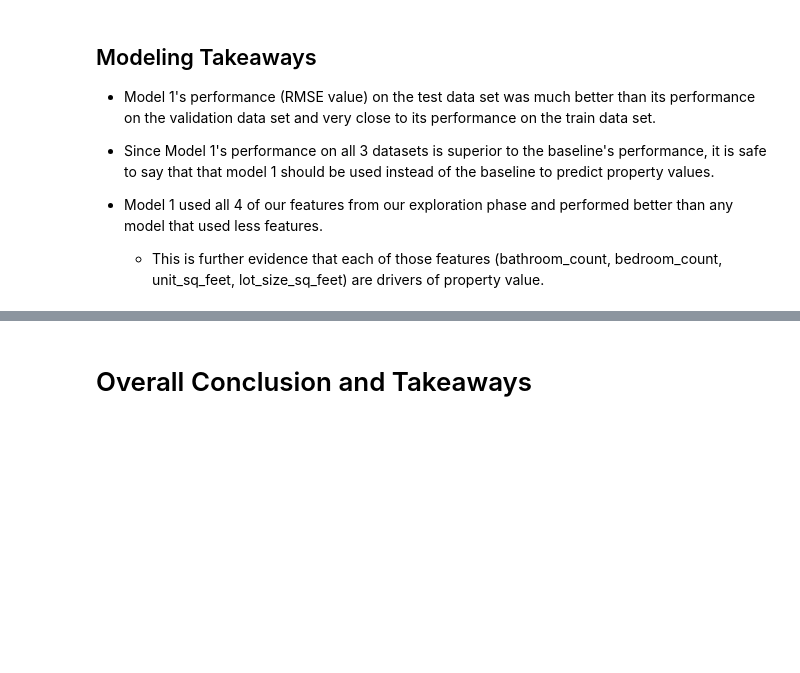
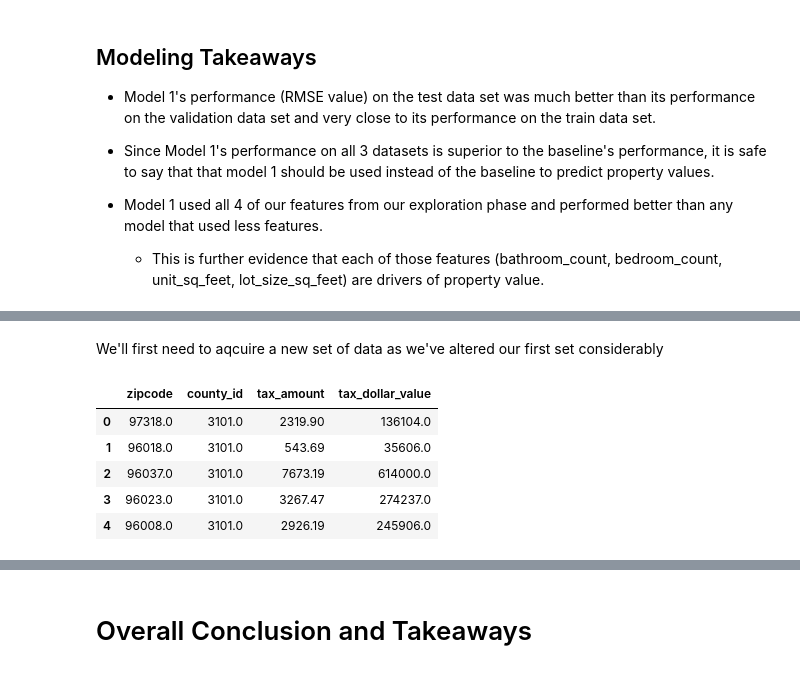
Before and after one commit to Zillow-sam-and-matt/Zillow, a Jupyter notebook: zillow_project_main_notebook.ipynb, the cells around one changed output, grey strips where cells are left out. Cells and saved outputs as stored; diff of their text form; code cells hidden in the pictures; blank space fills up the shorter version.

```diff
--- a/zillow_project_main_notebook.ipynb
+++ b/zillow_project_main_notebook.ipynb
@@ -766,0 +774,21 @@ Model 1s RMSE value when predicting property values on the train data set is 558
+# %% [markdown]
+We'll first need to aqcuire a new set of data as we've altered our first set considerably
+# %%
+# acquiring fresh set of data without alterations
+property_data = get_zillow_data()
+
+# specifying columns we'll need
+property_data = property_data[['regionidzip', 'regionidcounty', 'taxamount', 'taxvaluedollarcnt']]
+
+# renaming columns for readability and understanding
+property_data = property_data.rename(columns = {'regionidzip' : 'zipcode', 'regionidcounty' : 'county_id', "taxamount" : "tax_amount", "taxvaluedollarcnt" : "tax_dollar_value" })
+
+# previewing df
+property_data.head()
+# %% [output]
+|  | zipcode | county_id | tax_amount | tax_dollar_value |
+| 0 | 97318.0 | 3101.0 | 2319.90 | 136104.0 |
+| 1 | 96018.0 | 3101.0 | 543.69 | 35606.0 |
+| 2 | 96037.0 | 3101.0 | 7673.19 | 614000.0 |
+| 3 | 96023.0 | 3101.0 | 3267.47 | 274237.0 |
+| 4 | 96008.0 | 3101.0 | 2926.19 | 245906.0 |
```
Also changed, not shown: parts of 9 cells of this notebook.
